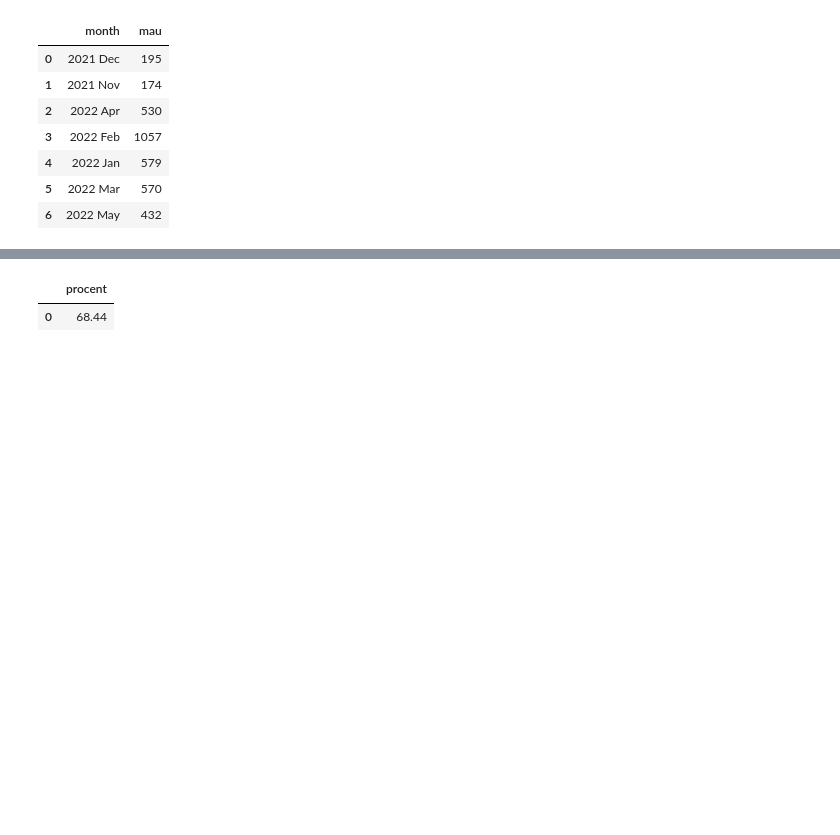
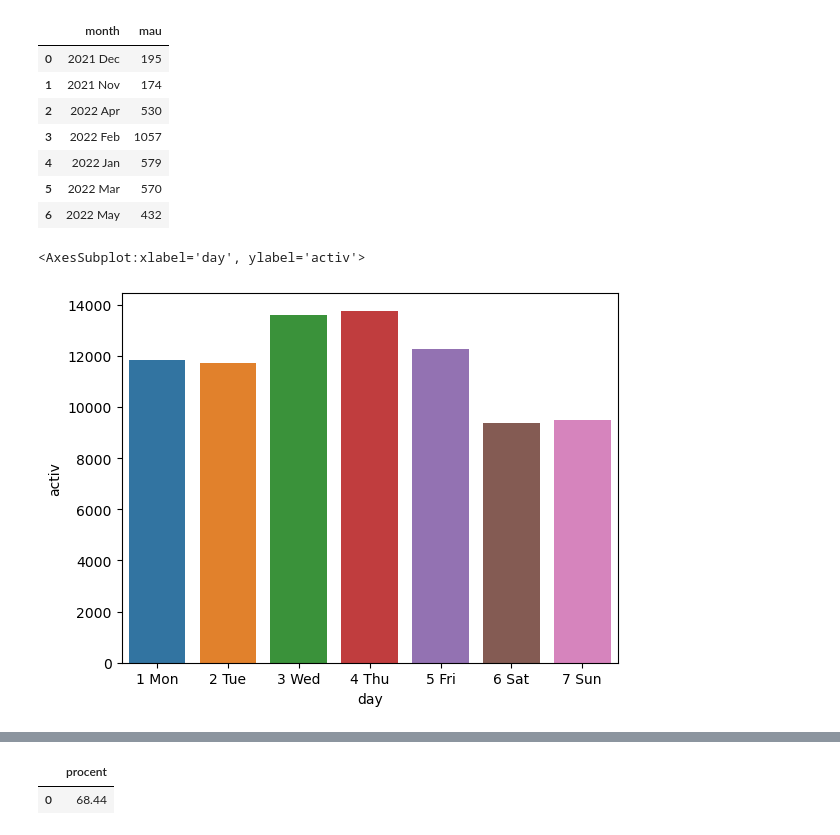
Before and after one commit to BeNormalPlease/Portfolio-Projects, a Jupyter notebook: SQL Unit-Analysis/SQL_unit_economic.ipynb, the cells around one changed output, grey strips where cells are left out. Drawn from its saved outputs; the diff is of its cells as text; code cells hidden in the pictures; blank space fills up the shorter version.

```diff
--- a/SQL Unit-Analysis/SQL_unit_economic.ipynb
+++ b/SQL Unit-Analysis/SQL_unit_economic.ipynb
@@ -82,3 +158,22 @@ pd.io.sql.read_sql(MAU, con = engine)
 | 4 | 2022 Jan | 579 |
 | 5 | 2022 Mar | 570 |
 | 6 | 2022 May | 432 |
+# %%
+#Распределение активности по дням недели
+Week_Activity = '''
+WITH activity as(
+    SELECT created_at, user_id FROM codesubmit
+    UNION ALL
+    SELECT created_at, user_id FROM coderun
+    UNION ALL
+    SELECT created_at, user_id FROM teststart)
+SELECT TO_CHAR(created_at, 'ID Dy') as day,
+       COUNT(user_id) as activ
+FROM activity
+GROUP BY 1
+'''
+wa = pd.io.sql.read_sql(Week_Activity, con = engine)
+sns.barplot(data=wa, x="day", y="activ")
+# %% [output]
+<AxesSubplot:xlabel='day', ylabel='activ'>
+[figure, added]
```
Also changed, not shown: parts of 3 cells of this notebook.
